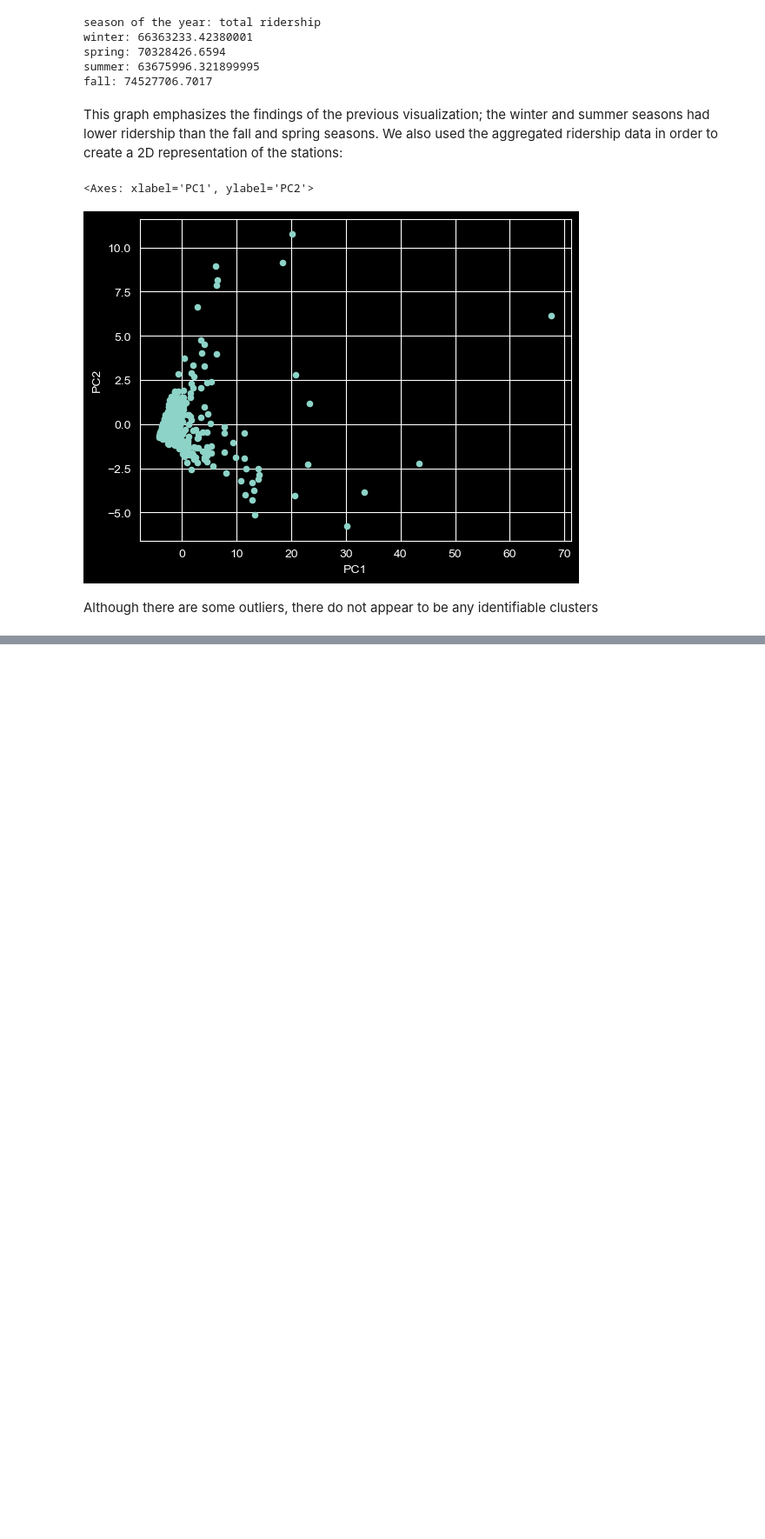
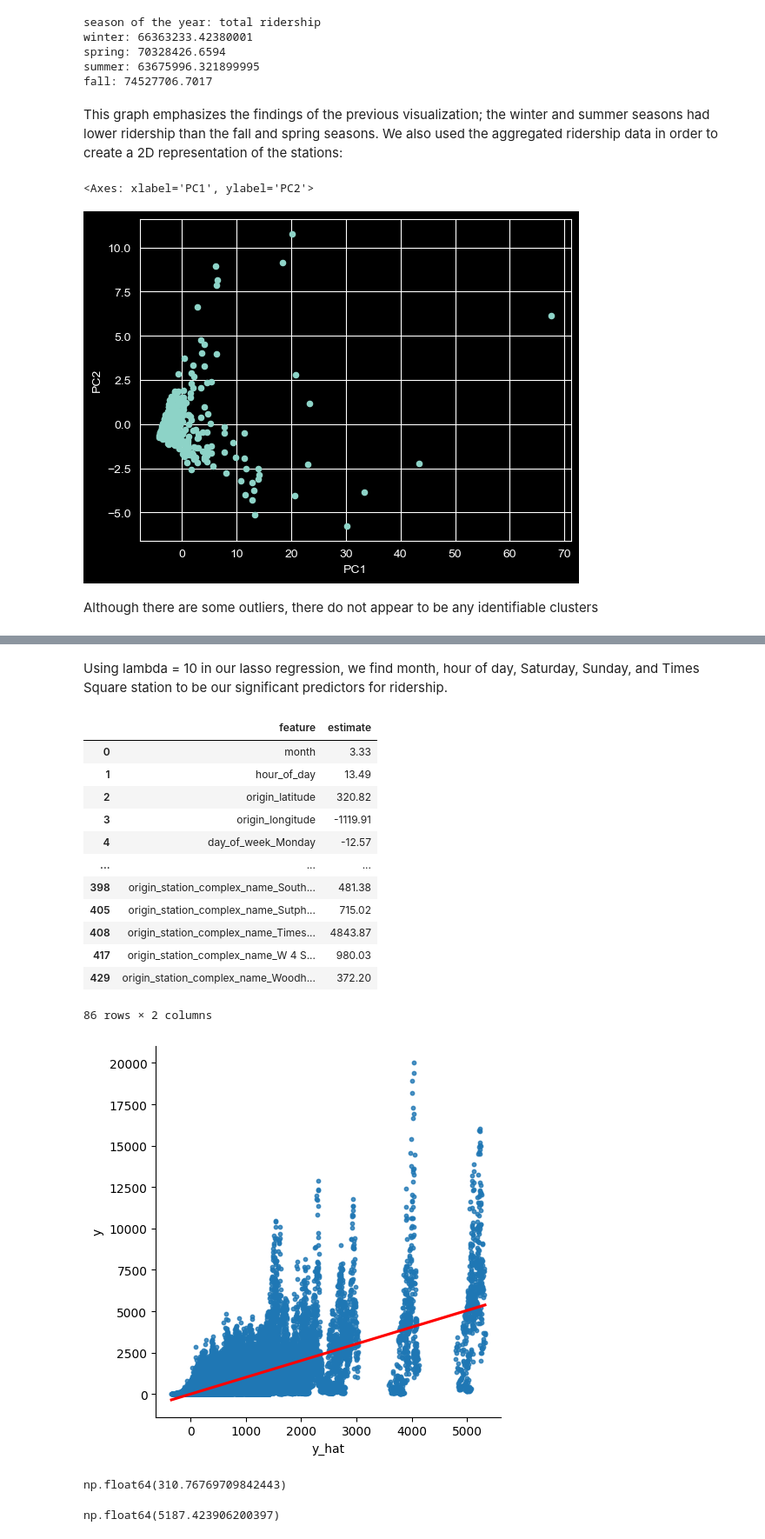
Before and after one commit to iansargent/nyc-subway-ridership-ml, a Jupyter notebook: final_report.ipynb, the cells around one changed output, grey strips where cells are left out. Shown at 87% size. Cells and saved outputs as stored; diff of their text form; code cells hidden in the pictures; blank space fills up the shorter version.

Commit message:
Adding LASSO information

```diff
--- a/final_report.ipynb
+++ b/final_report.ipynb
@@ -460,0 +522,19 @@ Although there are some outliers, there do not appear to be any identifiable clu
+# %%
+from sklearn.linear_model import Ridge, Lasso, LinearRegression
+
+
+# Starting the lasso regression engine
+lasso_10 = Lasso(alpha = 10)
+lasso_10.fit(X_train, y_train)
+lasso_coefs10 = lasso_10.coef_
+
+linear_model = LinearRegression().fit(X_train, y_train)
+linear_coefs = linear_model.coef_
+
+# Viewing OLS and Lasso coefficients and how they differ
+pd.DataFrame({
+    'term' : X_train.columns,
+    'OLS'  : linear_coefs,
+    'Lasso': lasso_coefs10,
+    'estimate_diff': (lasso_coefs10 - linear_coefs)#.round().astype(int)
+})#.query('estimate_diff != 0')
@@ -460,0 +574,55 @@ Although there are some outliers, there do not appear to be any identifiable clu
+# %% [markdown]
+Using lambda = 10 in our lasso regression, we find month, hour of day, Saturday, Sunday, and Times Square station to be our
+significant predictors for ridership.
+# %%
+# fit mlr model with significant predictors
+
+best_mlr = (
+    LinearRegression()
+    .fit(
+        X = X_train[vars_matter['feature']],
+        y = y_train
+    )
+)
+
+display(pd.DataFrame({
+    'feature' : vars_matter['feature'],
+    'estimate': best_mlr.coef_.round(2)
+}))
+
+# Creating an R-squared plot:
+sns.lmplot(
+    data = pd.DataFrame({
+        'y': y_test,
+        'y_hat': best_mlr.predict(X = X_test[vars_matter['feature']])
+    }),
+    x = 'y_hat',
+    y = 'y',
+    line_kws = {'color': 'red'},
+    scatter_kws = {'s' : 10}
+)
+
+plt.show()
+# %% [output]
+|  | feature | estimate |
+| 0 | month | 3.33 |
+| 1 | hour_of_day | 13.49 |
+| 2 | origin_latitude | 320.82 |
+| 3 | origin_longitude | -1119.91 |
+| 4 | day_of_week_Monday | -12.57 |
+| ... | ... | ... |
+| 398 | origin_station_complex_name_South... | 481.38 |
+| 405 | origin_station_complex_name_Sutph... | 715.02 |
+| 408 | origin_station_complex_name_Times... | 4843.87 |
+| 417 | origin_station_complex_name_W 4 S... | 980.03 |
+| 429 | origin_station_complex_name_Woodh... | 372.20 |
+86 rows × 2 columns
+[figure, added]
+# %%
+origin[origin['origin_station_complex_name'] != 'Times Sq-42 St (N,Q,R,W,S,1,2,3,7)/42 St (A,C,E)']['sum_estimated_average_ridership'].mean()
+# %% [output]
+np.float64(310.76769709842443)
+# %%
+origin[origin['origin_station_complex_name'] == 'Times Sq-42 St (N,Q,R,W,S,1,2,3,7)/42 St (A,C,E)']['sum_estimated_average_ridership'].mean()
+# %% [output]
+np.float64(5187.423906200397)
```
Also changed, not shown: parts of 32 cells of this notebook.
